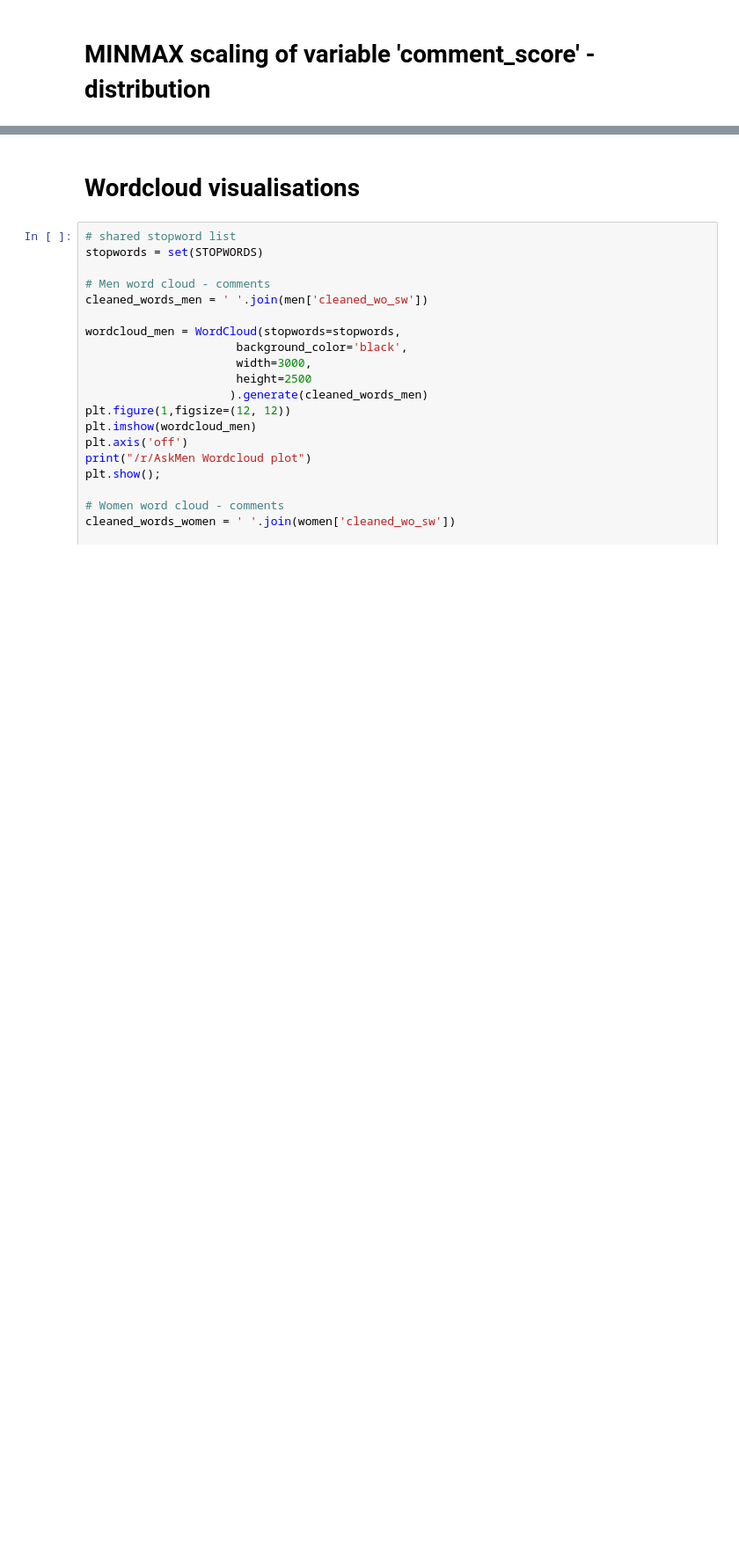
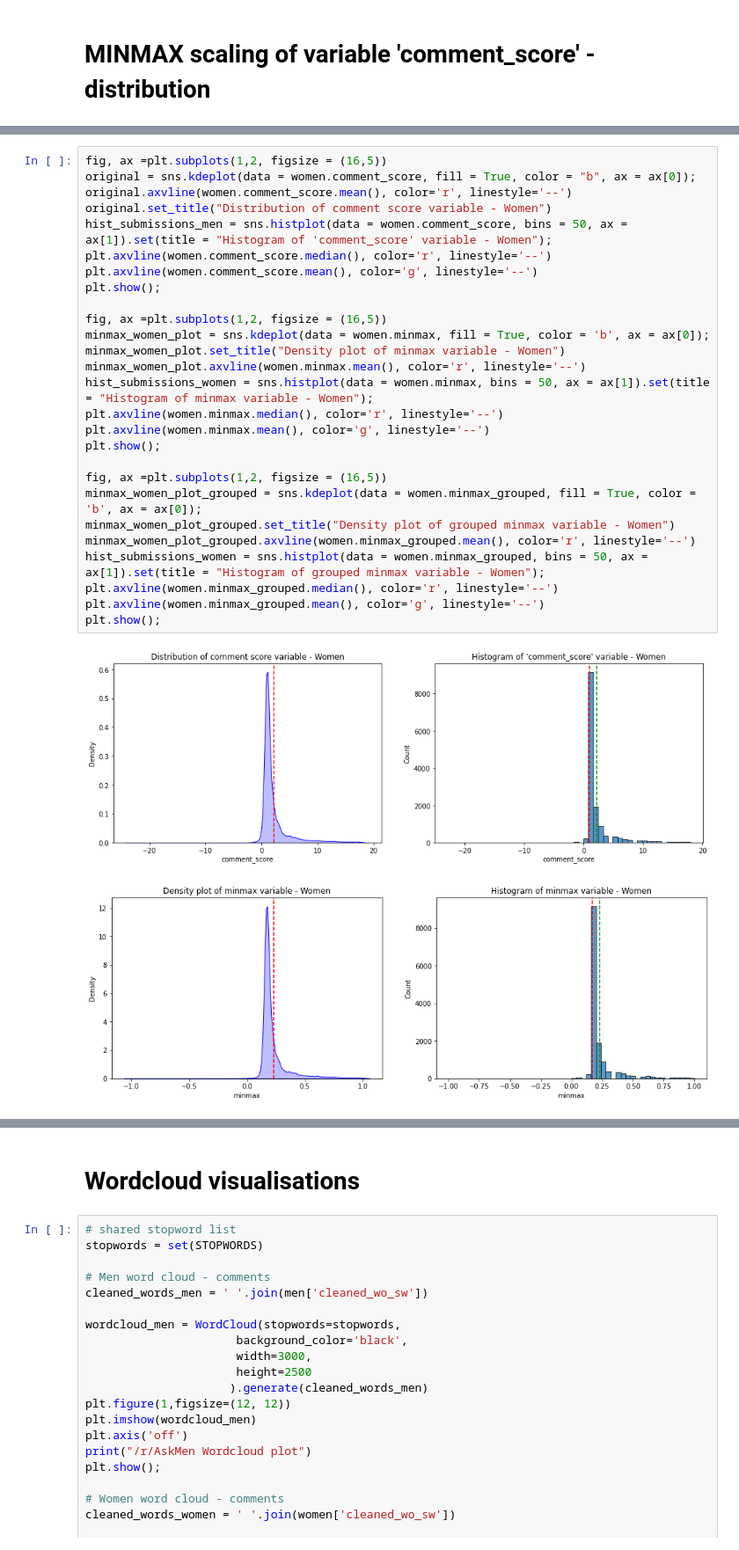
Before and after one commit to kgronek3/TMSMM_Project, a Jupyter notebook: 3_visualization.ipynb, the cells around one changed output, grey strips where cells are left out. Shown at 88% size. Drawn from its saved outputs; the diff is of its cells as text; blank space fills up the shorter version.

```diff
--- a/3_visualization.ipynb
+++ b/3_visualization.ipynb
@@ -140,0 +94,30 @@ sns.displot(data = women.minmax_grouped, kind = 'kde');
+# %%
+fig, ax =plt.subplots(1,2, figsize = (16,5))
+original = sns.kdeplot(data = women.comment_score, fill = True, color = "b", ax = ax[0]);
+original.axvline(women.comment_score.mean(), color='r', linestyle='--')
+original.set_title("Distribution of comment score variable - Women")
+hist_submissions_men = sns.histplot(data = women.comment_score, bins = 50, ax = ax[1]).set(title = "Histogram of 'comment_score' variable - Women");
+plt.axvline(women.comment_score.median(), color='r', linestyle='--')
+plt.axvline(women.comment_score.mean(), color='g', linestyle='--')
+plt.show();
+
+fig, ax =plt.subplots(1,2, figsize = (16,5))
+minmax_women_plot = sns.kdeplot(data = women.minmax, fill = True, color = 'b', ax = ax[0]);
+minmax_women_plot.set_title("Density plot of minmax variable - Women")
+minmax_women_plot.axvline(women.minmax.mean(), color='r', linestyle='--')
+hist_submissions_women = sns.histplot(data = women.minmax, bins = 50, ax = ax[1]).set(title = "Histogram of minmax variable - Women");
+plt.axvline(women.minmax.median(), color='r', linestyle='--')
+plt.axvline(women.minmax.mean(), color='g', linestyle='--')
+plt.show();
+
+fig, ax =plt.subplots(1,2, figsize = (16,5))
+minmax_women_plot_grouped = sns.kdeplot(data = women.minmax_grouped, fill = True, color = 'b', ax = ax[0]);
+minmax_women_plot_grouped.set_title("Density plot of grouped minmax variable - Women")
+minmax_women_plot_grouped.axvline(women.minmax_grouped.mean(), color='r', linestyle='--')
+hist_submissions_women = sns.histplot(data = women.minmax_grouped, bins = 50, ax = ax[1]).set(title = "Histogram of grouped minmax variable - Women");
+plt.axvline(women.minmax_grouped.median(), color='r', linestyle='--')
+plt.axvline(women.minmax_grouped.mean(), color='g', linestyle='--')
+plt.show();
+# %% [output]
+[figure, added]
+[figure, added]
```
Also changed, not shown: parts of 47 cells of this notebook.
